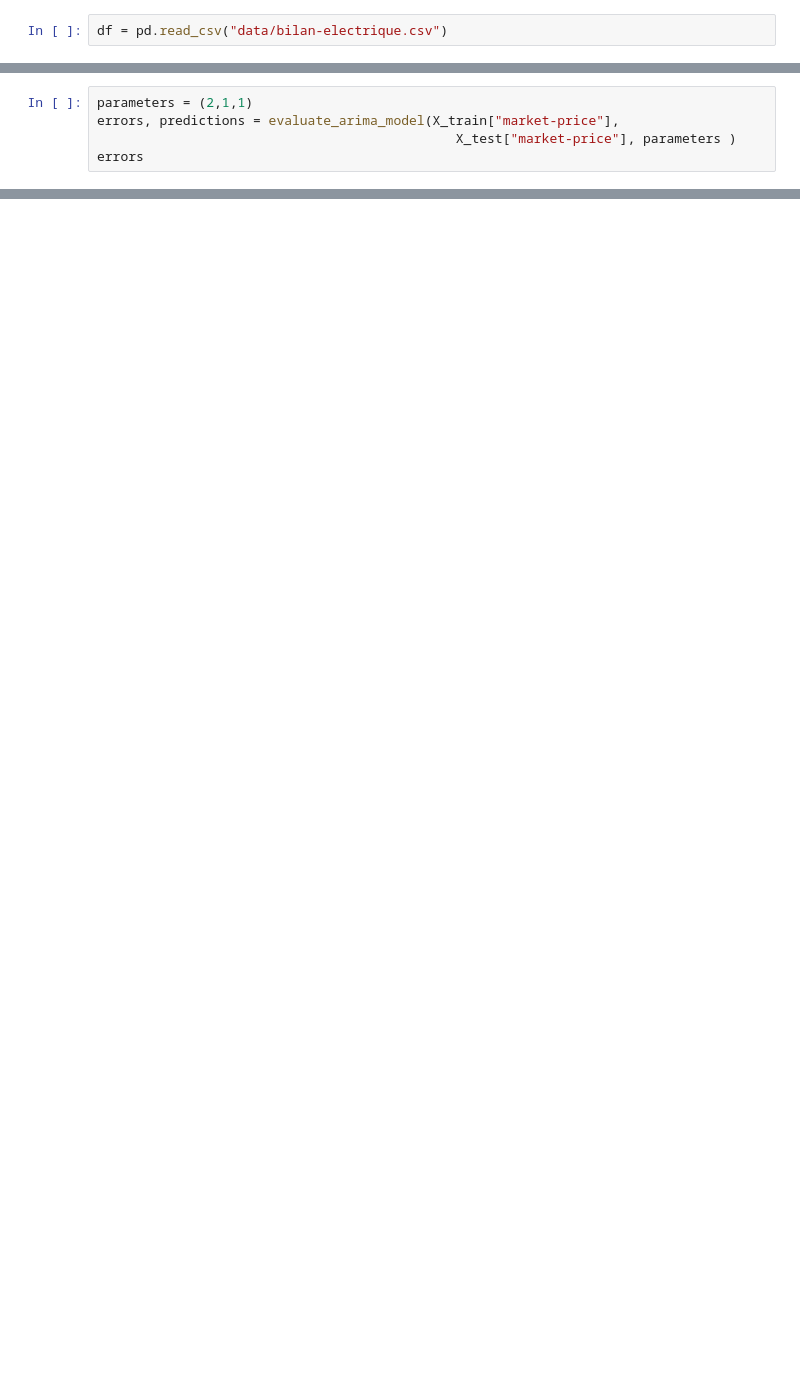
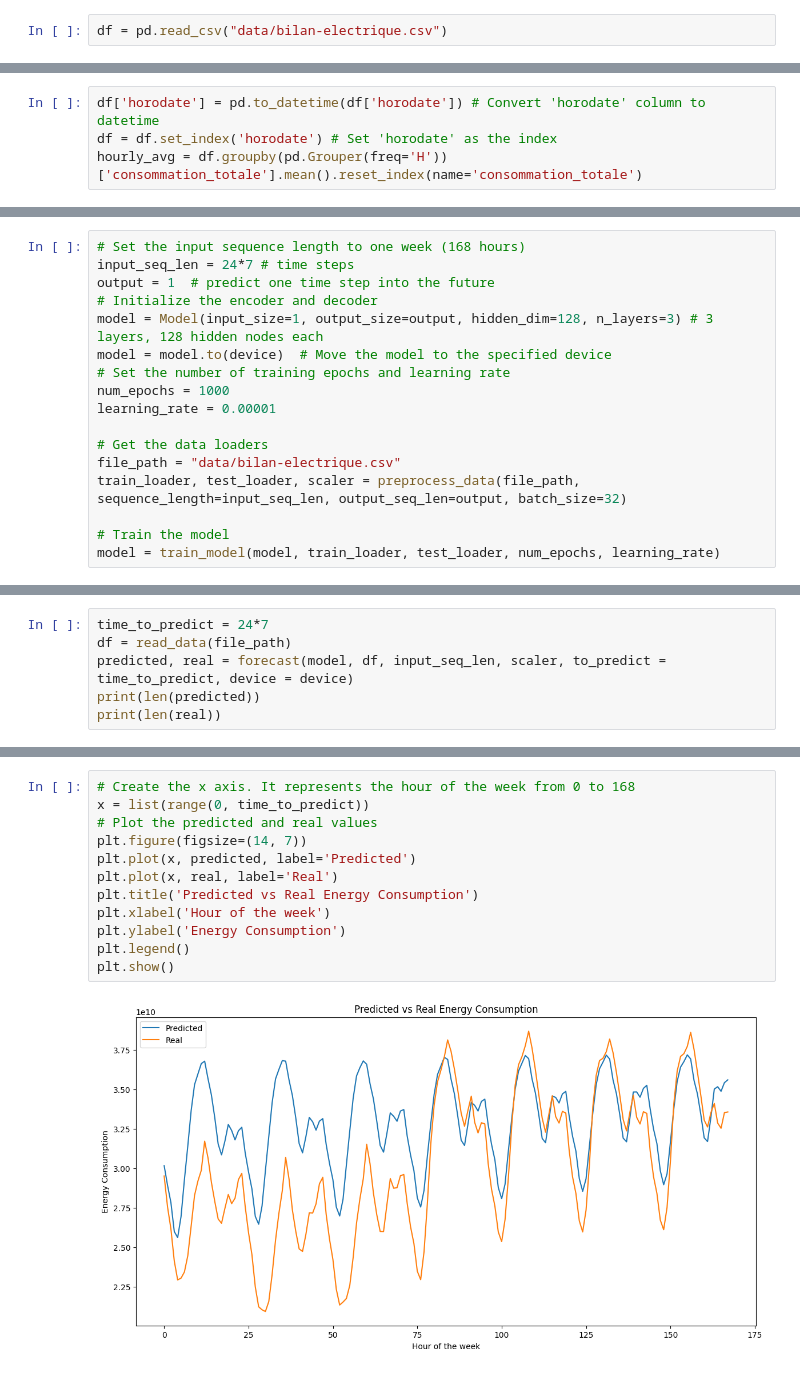
Before and after one commit to nathanbrites/EI_TS_CS, a Jupyter notebook: case_study_arima_group_n.ipynb, the cells around one changed output, grey strips where cells are left out. Saved outputs shown, nothing was run; the diff lists cells and outputs as text; blank space fills up the shorter version.

Commit message:
train the model on colab

```diff
--- a/case_study_arima_group_n.ipynb
+++ b/case_study_arima_group_n.ipynb
@@ -32,0 +34,4 @@ df = pd.read_csv("data/bilan-electrique.csv")
+# %%
+df['horodate'] = pd.to_datetime(df['horodate']) # Convert 'horodate' column to datetime
+df = df.set_index('horodate') # Set 'horodate' as the index
+hourly_avg = df.groupby(pd.Grouper(freq='H'))['consommation_totale'].mean().reset_index(name='consommation_totale')
@@ -53,5 +131,0 @@ hf.evaluate_arima_model?
-# %%
-parameters = (2,1,1)
-errors, predictions = evaluate_arima_model(X_train["market-price"],
-                                              X_test["market-price"], parameters )
-errors
@@ -113,0 +214,17 @@ plt.tight_layout()
+# %%
+# Set the input sequence length to one week (168 hours)
+input_seq_len = 24*7 # time steps
+output = 1  # predict one time step into the future
+# Initialize the encoder and decoder
+model = Model(input_size=1, output_size=output, hidden_dim=128, n_layers=3) # 3 layers, 128 hidden nodes each
+model = model.to(device)  # Move the model to the specified device
+# Set the number of training epochs and learning rate
+num_epochs = 1000
+learning_rate = 0.00001
+
+# Get the data loaders
+file_path = "data/bilan-electrique.csv"
+train_loader, test_loader, scaler = preprocess_data(file_path, sequence_length=input_seq_len, output_seq_len=output, batch_size=32)
+
+# Train the model
+model = train_model(model, train_loader, test_loader, num_epochs, learning_rate)
@@ -113,0 +313,6 @@ plt.tight_layout()
+# %%
+time_to_predict = 24*7
+df = read_data(file_path)
+predicted, real = forecast(model, df, input_seq_len, scaler, to_predict = time_to_predict, device = device)
+print(len(predicted))
+print(len(real))
@@ -113,0 +322,14 @@ plt.tight_layout()
+# %%
+# Create the x axis. It represents the hour of the week from 0 to 168
+x = list(range(0, time_to_predict))
+# Plot the predicted and real values
+plt.figure(figsize=(14, 7))
+plt.plot(x, predicted, label='Predicted')
+plt.plot(x, real, label='Real')
+plt.title('Predicted vs Real Energy Consumption')
+plt.xlabel('Hour of the week')
+plt.ylabel('Energy Consumption')
+plt.legend()
+plt.show()
+# %% [output]
+[figure, added]
```
Also changed, not shown: parts of 35 cells of this notebook, 3 other files.
